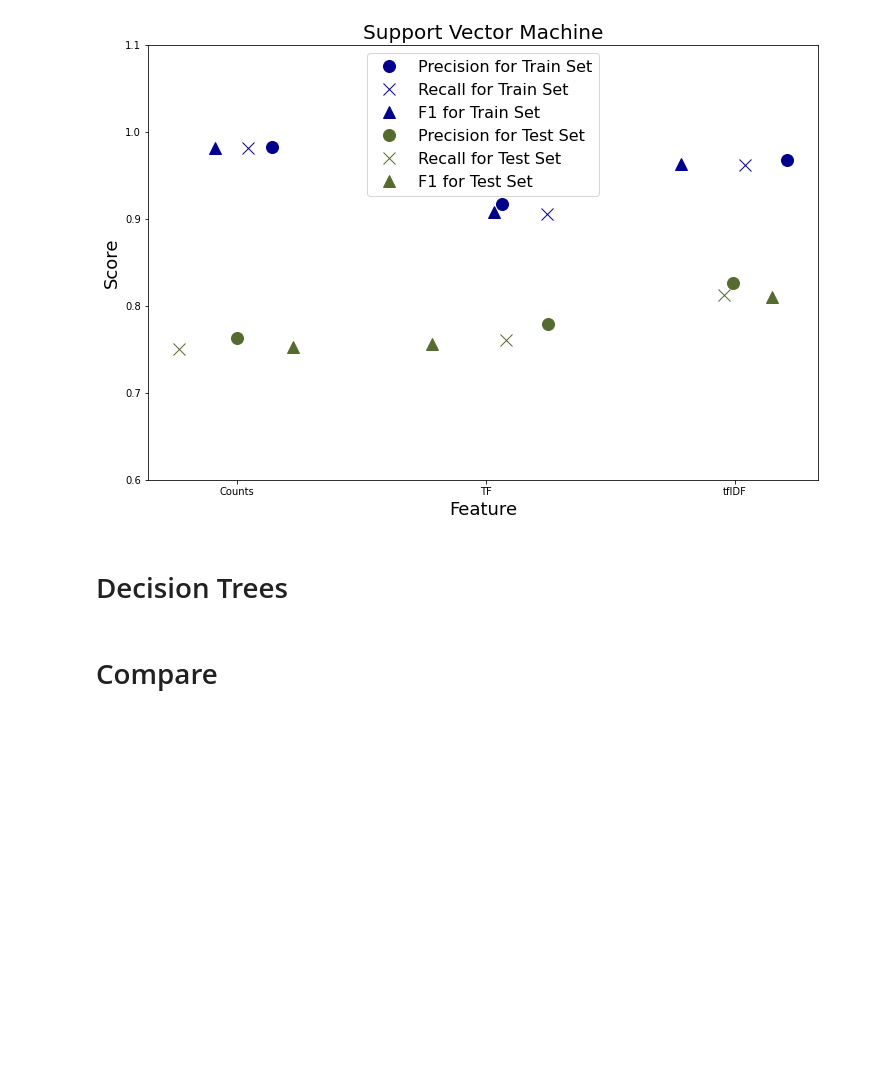
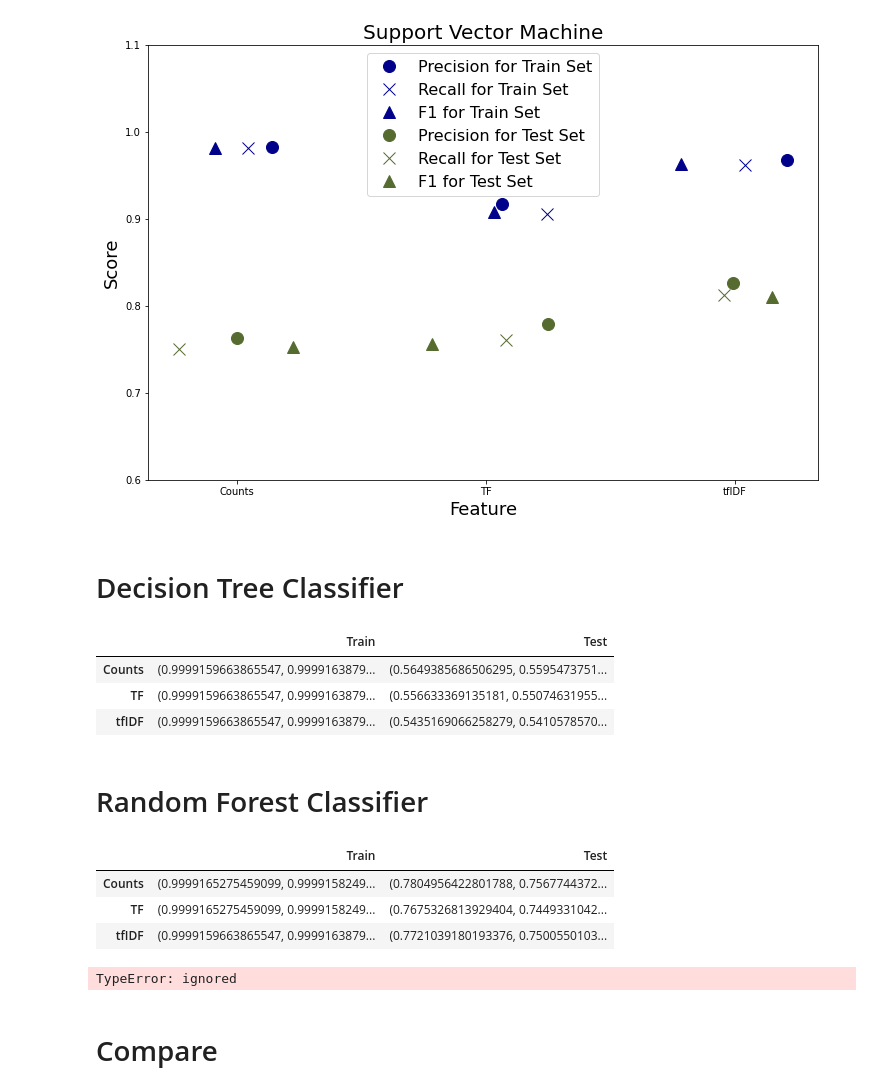
Before and after one commit to PawinData/TM, a Jupyter notebook: TM_A1.ipynb, the cells around one changed output. Cells and saved outputs as stored; diff of their text form; code cells hidden in the pictures; blank space fills up the shorter version.

```diff
--- a/TM_A1.ipynb
+++ b/TM_A1.ipynb
@@ -188,4 +193,47 @@ The PostScript backend does not support transparency; partially transparent arti
 The PostScript backend does not support transparency; partially transparent artists will be rendered opaque.
 [figure]
 # %% [markdown]
-# Decision Trees
+# Decision Tree Classifier
+# %%
+DT = dict()
+# %%
+# Train from Counts
+DT_from_Counts = Pipeline([("vec_count",CountVectorizer()), ("clf",DecisionTreeClassifier())])
+DT_from_Counts.fit(twenty_train.data, twenty_train.target)
+# predict for training set
+pred_train = DT_from_Counts.predict(twenty_train.data)
+# predict for test set
+pred_test = DT_from_Counts.predict(twenty_test.data)
+# evaluate
+DT["Counts"] = [evaluate(twenty_train.target, pred_train, which_set="Train"), evaluate(twenty_test.target, pred_test, which_set="Test")]
+# %%
+# Train from Term Frequency
+DT_from_TF = Pipeline([("vec_count",CountVectorizer()), ('tf',TfidfTransformer(use_idf=False)), ("clf",DecisionTreeClassifier())])
+DT_from_TF.fit(twenty_train.data, twenty_train.target)
+# predict for training set
+pred_train = DT_from_TF.predict(twenty_train.data)
+# predict for test set
+pred_test = DT_from_TF.predict(twenty_test.data)
+# evaluate
+DT["TF"]= [evaluate(twenty_train.target, pred_train, which_set="Train"), evaluate(twenty_test.target, pred_test, which_set="Test")]
+# %%
+# Train from Term Frequency times Inverse Document Frequency
+DT_from_tfIDF = Pipeline([("vec_count",CountVectorizer()), ('tfIDF',TfidfTransformer()), ("clf",DecisionTreeClassifier())])
+DT_from_tfIDF.fit(twenty_train.data, twenty_train.target)
+# predict for training set
+pred_train = DT_from_tfIDF.predict(twenty_train.data)
+# predict for test set
+pred_test = DT_from_tfIDF.predict(twenty_test.data)
+# evaluate
+DT["tfIDF"]= [evaluate(twenty_train.target, pred_train, which_set="Train"), evaluate(twenty_test.target, pred_test, which_set="Test")]
+# %%
+# Organize results in a dataframe
+DecisionTree = pd.DataFrame(DT, index=["Train","Test"]).transpose()
+DecisionTree
+# %% [output]
+|  | Train | Test |
+| Counts | (0.9999159663865547, 0.9999163879... | (0.5649385686506295, 0.5595473751... |
+| TF | (0.9999159663865547, 0.9999163879... | (0.556633369135181, 0.55074631955... |
+| tfIDF | (0.9999159663865547, 0.9999163879... | (0.5435169066258279, 0.5410578570... |
+# %% [markdown]
+# Random Forest Classifier
@@ -192,3 +272,16 @@ The PostScript backend does not support transparency; partially transparent arti
+# %%
+# Organize results in a datafram
+RandomForest = pd.DataFrame(RF, index=["Train","Test"]).transpose()
+RandomForest
+# %% [output]
+|  | Train | Test |
+| Counts | (0.9999165275459099, 0.9999158249... | (0.7804956422801788, 0.7567744372... |
+| TF | (0.9999165275459099, 0.9999158249... | (0.7675326813929404, 0.7449331042... |
+| tfIDF | (0.9999159663865547, 0.9999163879... | (0.7721039180193376, 0.7500550103... |
+# %%
+viz_res(RandomForest, ceiling=1.2)
+# %% [output]
+TypeError: ignored
 # %% [markdown]
 # Compare
 # %%
```
Also changed, not shown: parts of 11 cells of this notebook.
